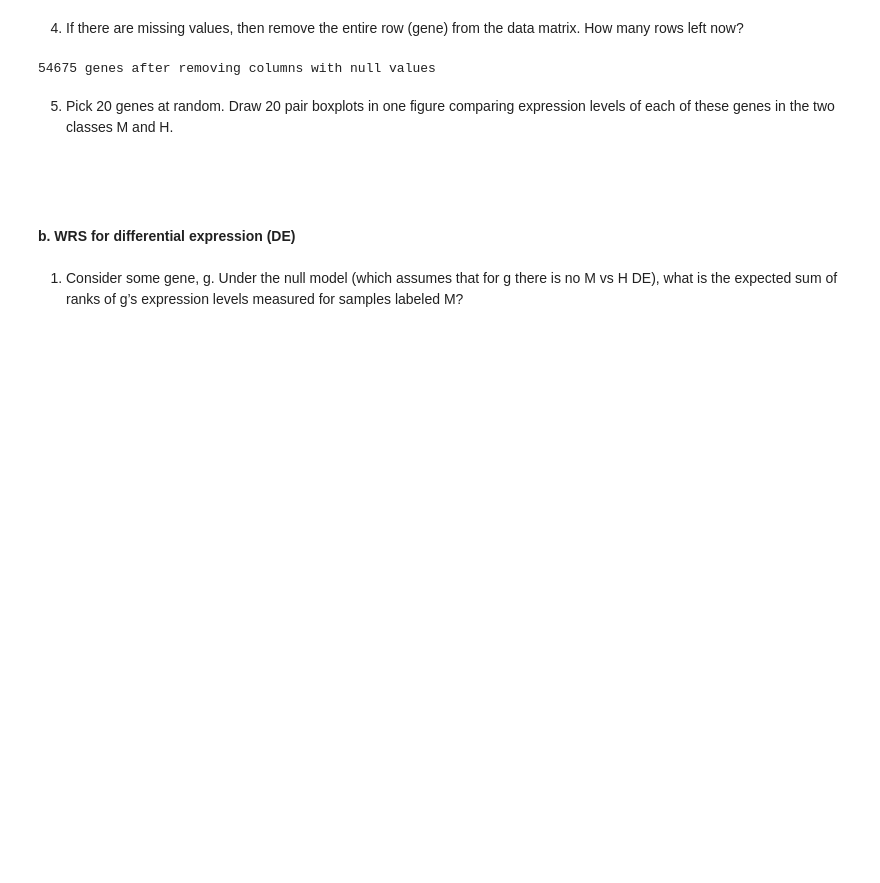
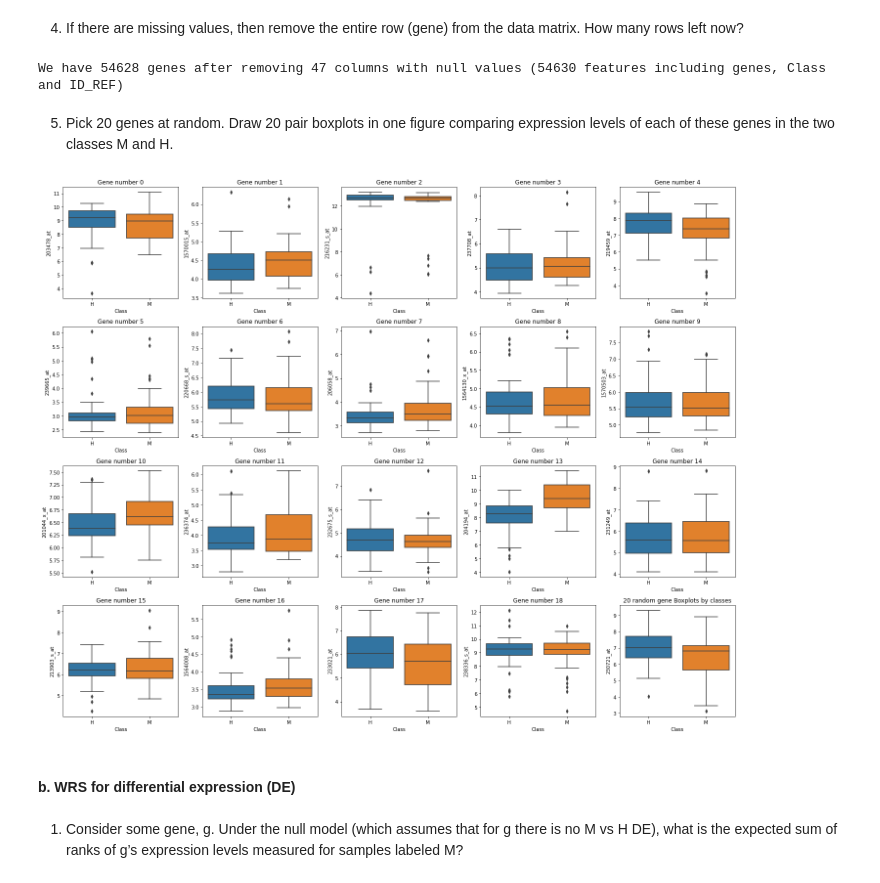
Before and after one commit to gabrielmazor/MLDS-Statistics-and-Data-Analysis, a Jupyter notebook: HW3.ipynb, the cells around one changed output. Cells and saved outputs as stored; diff of their text form; code cells hidden in the pictures; blank space fills up the shorter version.

```diff
--- a/HW3.ipynb
+++ b/HW3.ipynb
@@ -55,0 +58,4 @@ df.head()
+# %%
+# transoposing the dataset to get patients as rows
+
+prep_df = prep_df.transpose()
@@ -55,0 +82,6 @@ df.head()
+# %%
+# finalizing pre-processing
+
+df = prep_df.iloc[1:,:]
+df.columns = prep_df.iloc[0]
+df.reset_index(drop=True)
@@ -69,7 +120,3 @@ AFFX-TrpnX-3_at    object
 AFFX-TrpnX-5_at    object
 AFFX-TrpnX-M_at    object
 Length: 54677, dtype: object
-# %%
-for col in df.columns[2:]:
-    df[col] = pd.to_numeric(df[col], errors='coerce')
-df.dtypes
@@ -89,0 +123,3 @@ Length: 54677, dtype: object
+# %%
+df = pd.concat([df.iloc[:, :2], df.iloc[:, 2:].astype(float)], axis=1)
+df.dtypes
@@ -127,8 +170,8 @@ Name: Class, dtype: int64
 nullColumns = df.isnull().sum(axis=0)
 columns_with_null = nullColumns[nullColumns > 0].index
 df = df.drop(columns_with_null, axis=1)
-print(df.shape[1]-2, "genes after removing columns with null values")
+print(f'We have {df.shape[1]-2} genes after removing {nullColumns.sum(axis=0)} columns with null values ({df.shape[1]} features including genes, Class and ID_REF)')
 # %% [output]
-54675 genes after removing columns with null values
+We have 54628 genes after removing 47 columns with null values (54630 features including genes, Class and ID_REF)
 # %% [markdown]
 5. Pick 20 genes at random. Draw 20 pair boxplots in one figure comparing expression levels of each of these genes in the two classes M and H.
@@ -167,5 +178,26 @@ plt.show()
-# %% [markdown]
-##
+# %%
+df_cols = df.columns[2:]
+rand_genes = np.random.choice(df_cols, size=20, replace=False)
+rand_genes_class_incld = np.append(rand_genes, 'Class')
+
+qa5df = df.loc[:,rand_genes_class_incld]
+
+qa5dfpb_class = qa5df.iloc[:,-1]
+qa5dfpb = qa5df.iloc[:,:-1].astype(float)
+qa5dfpb = pd.concat([qa5dfpb, qa5dfpb_class], axis=1)
+
+qa5dfnnull = qa5df.fillna(qa5df.mean())
+fig, axes = plt.subplots(nrows=4, ncols=5, figsize=(20, 16))
+for i, col in enumerate(qa5df.columns[:-1]):
+    ax = axes[i // 5, i % 5]
+    sns.boxplot(x='Class', y=col, data=qa5dfpb, ax=ax)
+    ax.set_title(f'Gene number {i}')
+
+plt.tight_layout()
+plt.title('20 random gene Boxplots by classes')
+plt.show()
+# %% [output]
+[figure, added]
 # %% [markdown]
 #### b. WRS for differential expression (DE)
 # %% [markdown]
```
Also changed, not shown: parts of 54 cells of this notebook.
